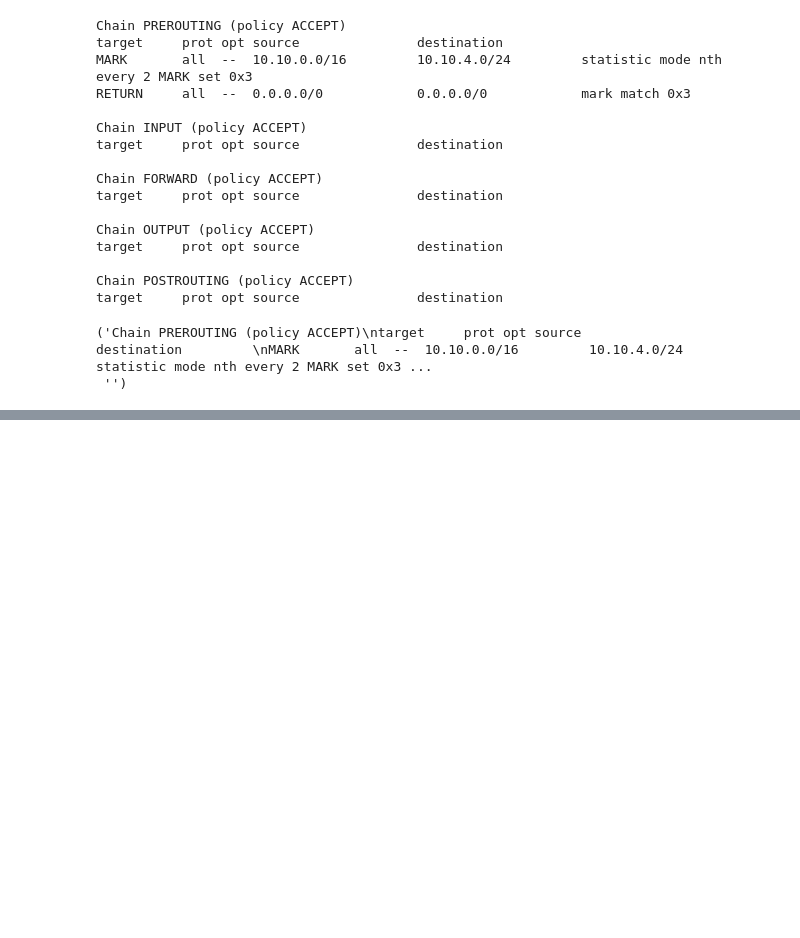
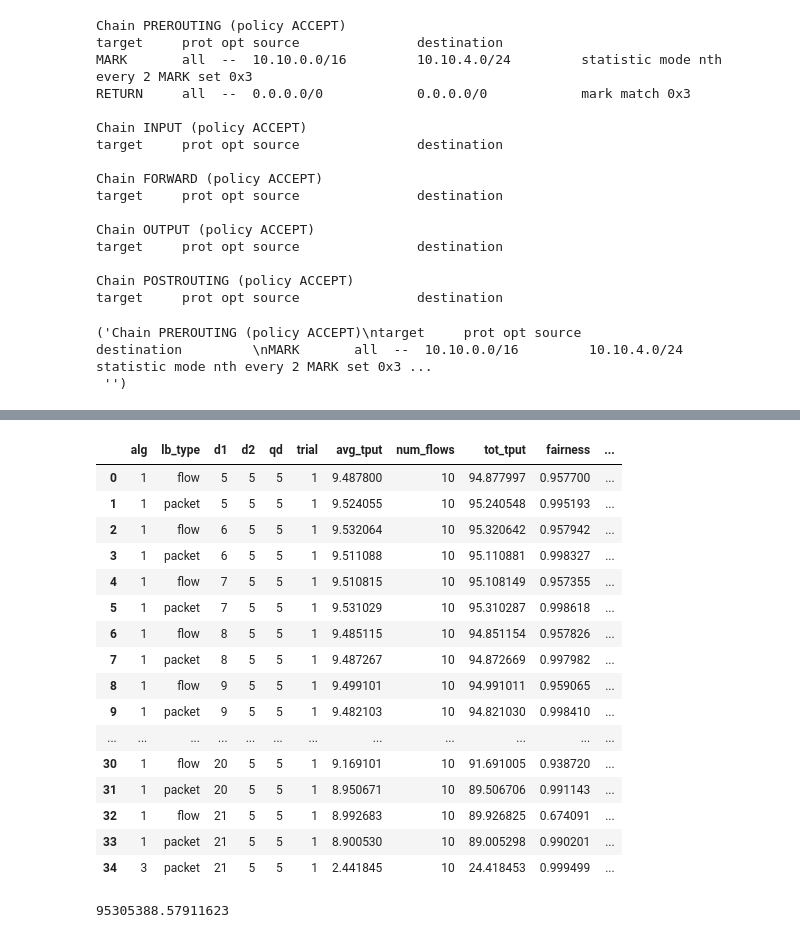
Before and after one commit to ufukusubutun/multipath-reordering, a Jupyter notebook: fabric_exp.ipynb, the cells around one changed output, grey strips where cells are left out. Saved outputs shown, nothing was run; the diff lists cells and outputs as text; code cells hidden in the pictures; blank space fills up the shorter version.

```diff
--- a/fabric_exp.ipynb
+++ b/fabric_exp.ipynb
@@ -653,0 +829,34 @@ target     prot opt source               destination
+# %%
+
+# open a file, where you stored the pickled data
+file = open('data-1-16-2025-pastmidnight.pkl', 'rb')
+
+# dump information to that file
+datadata = pickle.load(file)
+
+# close the file
+file.close()
+
+datadata
+# %% [output]
+|  | alg | lb_type | d1 | d2 | qd | trial | avg_tput | num_flows | tot_tput | fairness | ... |
+| 0 | 1 | flow | 5 | 5 | 5 | 1 | 9.487800 | 10 | 94.877997 | 0.957700 | ... |
+| 1 | 1 | packet | 5 | 5 | 5 | 1 | 9.524055 | 10 | 95.240548 | 0.995193 | ... |
+| 2 | 1 | flow | 6 | 5 | 5 | 1 | 9.532064 | 10 | 95.320642 | 0.957942 | ... |
+| 3 | 1 | packet | 6 | 5 | 5 | 1 | 9.511088 | 10 | 95.110881 | 0.998327 | ... |
+| 4 | 1 | flow | 7 | 5 | 5 | 1 | 9.510815 | 10 | 95.108149 | 0.957355 | ... |
+| 5 | 1 | packet | 7 | 5 | 5 | 1 | 9.531029 | 10 | 95.310287 | 0.998618 | ... |
+| 6 | 1 | flow | 8 | 5 | 5 | 1 | 9.485115 | 10 | 94.851154 | 0.957826 | ... |
+| 7 | 1 | packet | 8 | 5 | 5 | 1 | 9.487267 | 10 | 94.872669 | 0.997982 | ... |
+| 8 | 1 | flow | 9 | 5 | 5 | 1 | 9.499101 | 10 | 94.991011 | 0.959065 | ... |
+| 9 | 1 | packet | 9 | 5 | 5 | 1 | 9.482103 | 10 | 94.821030 | 0.998410 | ... |
+| ... | ... | ... | ... | ... | ... | ... | ... | ... | ... | ... | ... |
+| 30 | 1 | flow | 20 | 5 | 5 | 1 | 9.169101 | 10 | 91.691005 | 0.938720 | ... |
+| 31 | 1 | packet | 20 | 5 | 5 | 1 | 8.950671 | 10 | 89.506706 | 0.991143 | ... |
+| 32 | 1 | flow | 21 | 5 | 5 | 1 | 8.992683 | 10 | 89.926825 | 0.674091 | ... |
+| 33 | 1 | packet | 21 | 5 | 5 | 1 | 8.900530 | 10 | 89.005298 | 0.990201 | ... |
+| 34 | 3 | packet | 21 | 5 | 5 | 1 | 2.441845 | 10 | 24.418453 | 0.999499 | ... |
+# %%
+data['end']['sum_received']['bits_per_second']
+# %% [output]
+95305388.57911623
```
Also changed, not shown: parts of 18 cells of this notebook.
